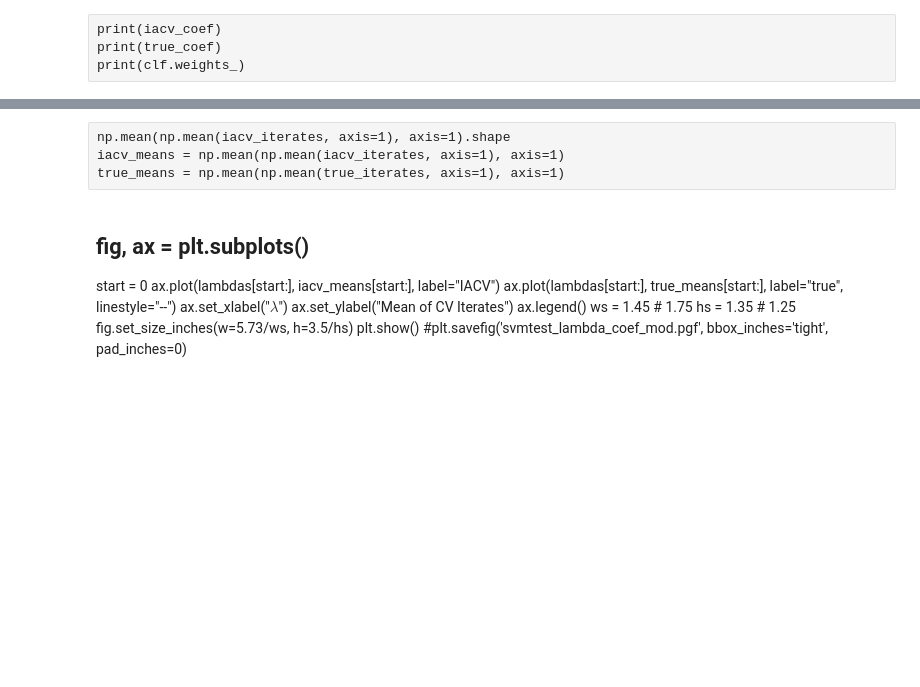
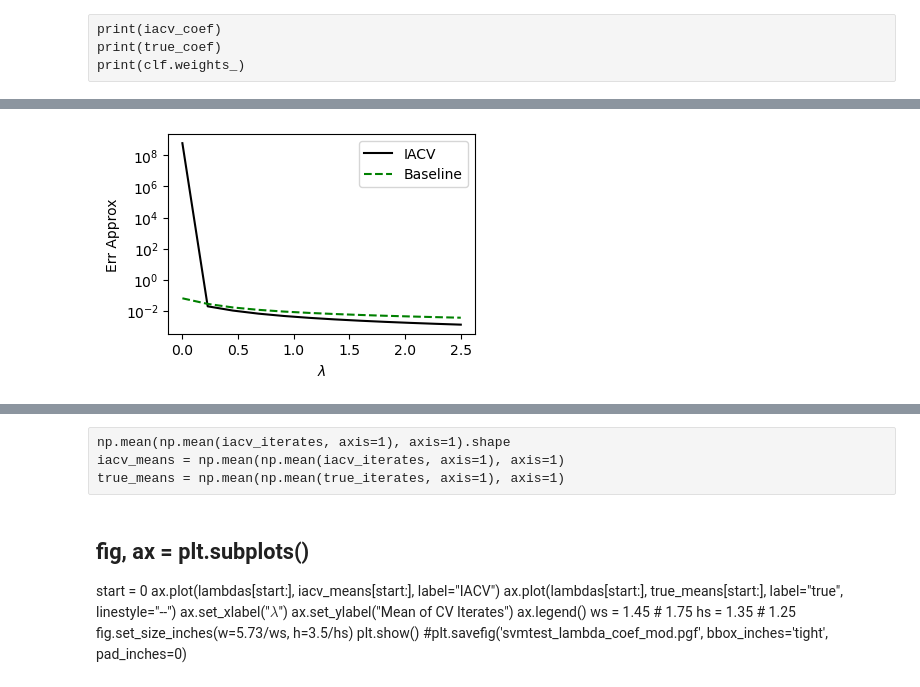
Before and after one commit to nerrma/thesis, a Jupyter notebook: svm/SVMtesting_kernel.ipynb, the cells around one changed output, grey strips where cells are left out. Cells and saved outputs as stored; diff of their text form; code cells hidden in the pictures; blank space fills up the shorter version.

```diff
--- a/svm/SVMtesting_kernel.ipynb
+++ b/svm/SVMtesting_kernel.ipynb
@@ -302,8 +304,7 @@ plt.show()
 # %%
 # test different lambda values
 import time
-#lambdas = np.linspace(0, 2.5, 12)
-lambdas = np.linspace(0, 2.5, 4)
+lambdas = np.linspace(0, 2.5, 12)
 print(lambdas)
 last_err_approx = []
 last_err_cv = []
@@ -313,14 +314,10 @@ true_iterates = []
 
 start = time.time()
 for l in lambdas:
-    #clf = SVM_smooth_kernel(sigma=0.25, lbd=l, kernel=RBF(2.5))
-    #clf.fit(X_scaled, y, n_iter=1000, eta=0.5/n, approx_cv=True, cv=True,
-    #        save_err_approx=True, save_err_cv=True, log_iacv=False, log_iter=False)
     print(f"running experiment for lambda = {l}")
-    clf = SVM_smooth(sigma=1e-10, lbd=l)
-    clf.fit(X_scaled, y, thresh=1e-7, n_iter=2000, eta=0.5/n, approx_cv=True, cv=True,
-            save_err_approx=True, save_err_cv=True, save_cond_nums=True,
-            log_iacv=False, log_iter=False, normalise=False, adjust_factor=True)
+    clf = SVM_smooth_kernel(sigma=0.25, lbd=l, kernel=RBF(2.75))
+    clf.fit(X_scaled, y, n_iter=400, eta=0.5/n, approx_cv=True, cv=True,
+            save_err_approx=True, save_err_cv=True, log_iacv=False, log_iter=False, save_cond_num=True)
     y_pred = clf.predict(X_scaled)
     score = accuracy_score(y, y_pred)
 
@@ -348,16 +363,18 @@ true_iterates = np.asarray(true_iterates)
 # %%
 fig, ax = plt.subplots()
 ax.plot(lambdas, last_err_approx[:, 0], label="IACV", c='black')
 ax.plot(lambdas, last_err_approx[:, 1], label="Baseline", c='green', linestyle="--")
-#ax.set_yscale('log')
+ax.set_yscale('log')
 ax.set_xlabel("$\lambda$")
 ax.set_ylabel("Err Approx")
 ax.legend()
 ws = 1.45 # 1.75
 hs = 1.35 # 1.25
 fig.set_size_inches(w=5.73/ws, h=3.5/hs)
 plt.show()
 #plt.savefig('kernel_svmtest_lambda_err_approx_mod.pgf', bbox_inches='tight', pad_inches=0)
+# %% [output]
+[figure, added]
 # %%
 fig, ax = plt.subplots()
 ax.plot(lambdas, last_err_cv[:, 0], label="IACV", c='black')
```
Also changed, not shown: parts of 27 cells of this notebook, 6 other files.
